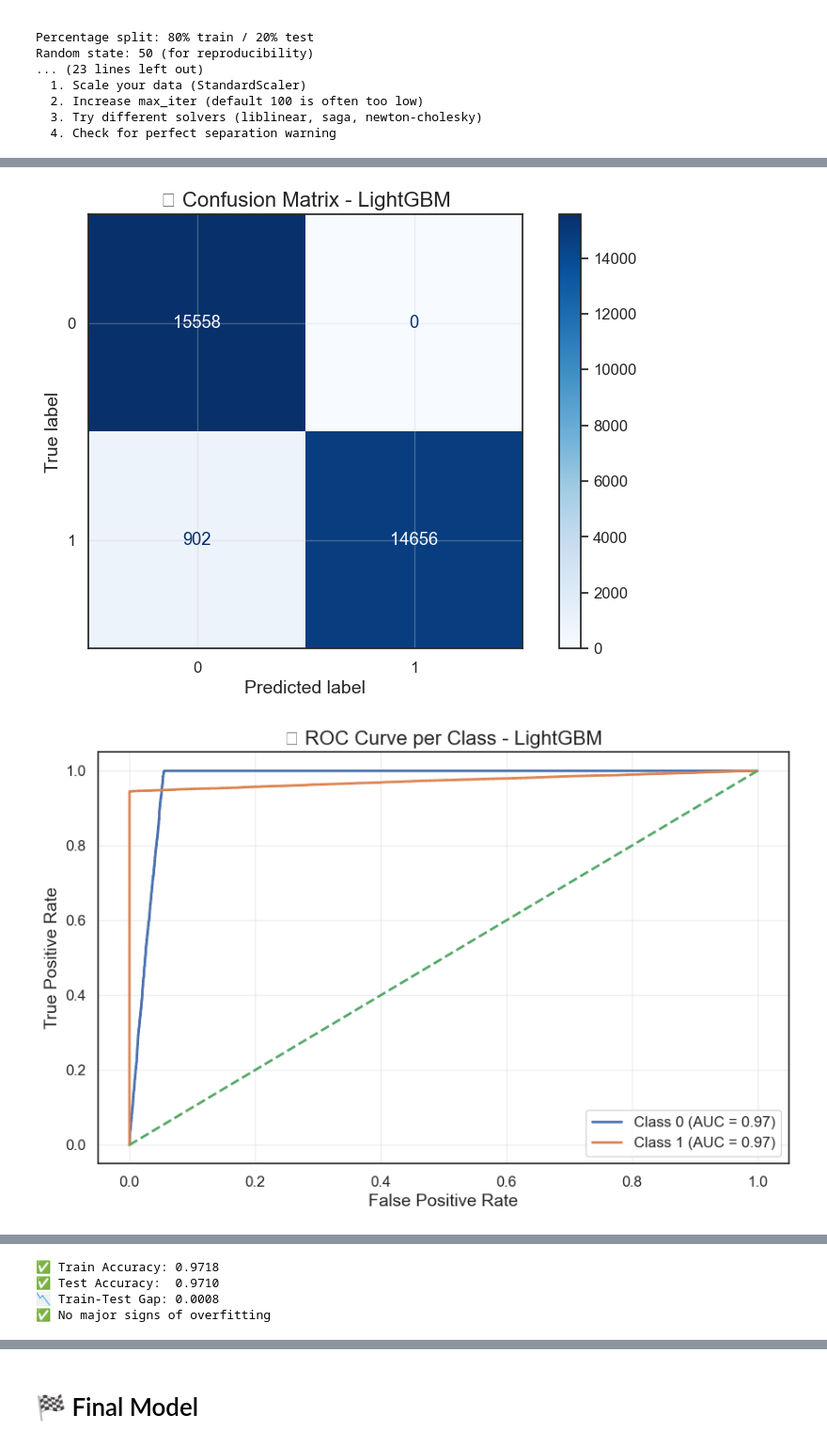
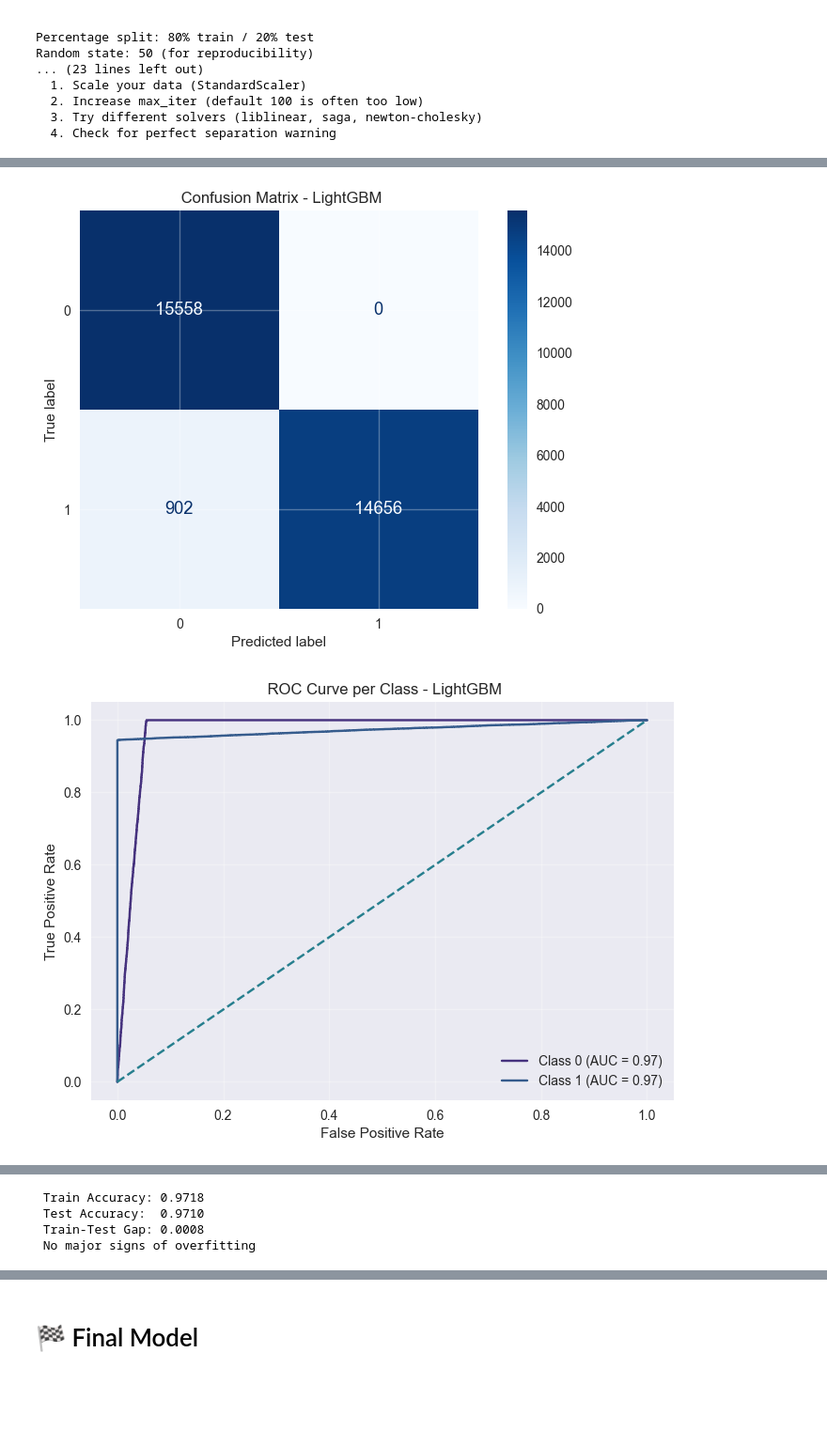
Before and after one commit to JmineSA/Financial-Fraud-Modeling-for-LOL-Bank, a Jupyter notebook: Notebooks/Financial Fraud Modeling for LOL Bank.ipynb, the cells around one changed output, grey strips where cells are left out. Shown at 94% size. Saved outputs shown, nothing was run; the diff lists cells and outputs as text; code cells hidden in the pictures; blank space fills up the shorter version.

```diff
--- a/Notebooks/Financial Fraud Modeling for LOL Bank.ipynb
+++ b/Notebooks/Financial Fraud Modeling for LOL Bank.ipynb
@@ -1449,7 +1411,7 @@ import matplotlib.pyplot as plt
 smote = SMOTE(random_state=42)
 X_resampled, y_resampled = smote.fit_resample(X_train, y_train)
 
-print("✅ Resampled Class Distribution:")
+print(" Resampled Class Distribution:")
 print(pd.Series(y_resampled).value_counts(normalize=True))
 
 # 2. Train-Test Split
@@ -1477,7 +1439,7 @@ pipeline = Pipeline([
 
 # 4. Cross-validation
 cv_scores = cross_val_score(pipeline, X_train, y_train, cv=5, scoring='accuracy')
-print(f"📊 Cross-validated Accuracy: {np.mean(cv_scores):.4f} ± {np.std(cv_scores):.4f}")
+print(f" Cross-validated Accuracy: {np.mean(cv_scores):.4f} ± {np.std(cv_scores):.4f}")
 
 # 5. Train model
 pipeline.fit(X_train, y_train)
@@ -1486,14 +1448,14 @@ pipeline.fit(X_train, y_train)
 y_pred = pipeline.predict(X_test)
 
 # 7. Evaluation
-print("\n🧾 Classification Report:")
+print("\n Classification Report:")
 print(classification_report(y_test, y_pred))
 
 # Confusion Matrix
 cm = confusion_matrix(y_test, y_pred)
 disp = ConfusionMatrixDisplay(confusion_matrix=cm)
 disp.plot(cmap='Blues')
-plt.title("📉 Confusion Matrix - XGBoost")
+plt.title(" Confusion Matrix - XGBoost")
 plt.show()
 
 # 8. ROC Curve (if few classes)
@@ -1503,7 +1465,7 @@ if len(np.unique(y)) <= 5:
         fpr, tpr, _ = roc_curve((y_test == i).astype(int), y_proba[:, i])
         plt.plot(fpr, tpr, label=f'Class {i} (AUC = {auc(fpr, tpr):.2f})')
     plt.plot([0, 1], [0, 1], linestyle='--')
-    plt.title("📈 ROC Curve per Class - XGBoost")
+    plt.title(" ROC Curve per Class - XGBoost")
     plt.xlabel("False Positive Rate")
     plt.ylabel("True Positive Rate")
     plt.legend()
@@ -1515,12 +1477,12 @@ train_acc = accuracy_score(y_train, pipeline.predict(X_train))
 test_acc = accuracy_score(y_test, y_pred)
 gap = train_acc - test_acc
 
-print(f"✅ Train Accuracy: {train_acc:.4f}")
-print(f"✅ Test Accuracy:  {test_acc:.4f}")
-print(f"📉 Train-Test Gap: {gap:.4f}")
+print(f" Train Accuracy: {train_acc:.4f}")
+print(f" Test Accuracy:  {test_acc:.4f}")
+print(f" Train-Test Gap: {gap:.4f}")
 
 if gap > 0.05:
-    print("⚠️ Potential Overfitting Detected")
+    print(" Potential Overfitting Detected")
 else:
-    print("✅ No major signs of overfitting")
+    print(" No major signs of overfitting")
 # %% [output]
@@ -1578,7 +1523,7 @@ import matplotlib.pyplot as plt
 smote = SMOTE(random_state=42)
 X_resampled, y_resampled = smote.fit_resample(X_train, y_train)
 
-print("✅ Resampled Class Distribution:")
+print(" Resampled Class Distribution:")
 print(pd.Series(y_resampled).value_counts(normalize=True))
 
 # 2. Train-Test Split
@@ -1607,7 +1552,7 @@ pipeline = Pipeline([
 
 # 4. Cross-validation
 cv_scores = cross_val_score(pipeline, X_train, y_train, cv=5, scoring='accuracy')
-print(f"📊 Cross-validated Accuracy: {np.mean(cv_scores):.4f} ± {np.std(cv_scores):.4f}")
+print(f" Cross-validated Accuracy: {np.mean(cv_scores):.4f} ± {np.std(cv_scores):.4f}")
 
 # 5. Train model
 pipeline.fit(X_train, y_train)
@@ -1616,14 +1561,14 @@ pipeline.fit(X_train, y_train)
 y_pred = pipeline.predict(X_test)
 
 # 7. Evaluation
-print("\n🧾 Classification Report:")
+print("\n Classification Report:")
 print(classification_report(y_test, y_pred))
 
 # Confusion Matrix
 cm = confusion_matrix(y_test, y_pred)
 disp = ConfusionMatrixDisplay(confusion_matrix=cm)
 disp.plot(cmap='Blues')
-plt.title("📉 Confusion Matrix - LightGBM")
+plt.title(" Confusion Matrix - LightGBM")
 plt.show()
 
 # 8. ROC Curve (if few classes)
@@ -1633,7 +1578,7 @@ if len(np.unique(y)) <= 5:
         fpr, tpr, _ = roc_curve((y_test == i).astype(int), y_proba[:, i])
         plt.plot(fpr, tpr, label=f'Class {i} (AUC = {auc(fpr, tpr):.2f})')
     plt.plot([0, 1], [0, 1], linestyle='--')
-    plt.title("📈 ROC Curve per Class - LightGBM")
+    plt.title(" ROC Curve per Class - LightGBM")
     plt.xlabel("False Positive Rate")
     plt.ylabel("True Positive Rate")
     plt.legend()
@@ -1648,7 +1593,7 @@ importance_df = importance_df.sort_values('importance', ascending=False)
 
 plt.figure(figsize=(10, 6))
 plt.barh(importance_df['feature'][:15], importance_df['importance'][:15])
-plt.title('📊 Top 15 Feature Importances - LightGBM')
+plt.title(' Top 15 Feature Importances - LightGBM')
 plt.xlabel('Importance')
 plt.gca().invert_yaxis()
 plt.tight_layout()
@@ -1659,12 +1604,12 @@ train_acc = accuracy_score(y_train, pipeline.predict(X_train))
 test_acc = accuracy_score(y_test, y_pred)
 gap = train_acc - test_acc
 
-print(f"✅ Train Accuracy: {train_acc:.4f}")
-print(f"✅ Test Accuracy:  {test_acc:.4f}")
-print(f"📉 Train-Test Gap: {gap:.4f}")
+print(f" Train Accuracy: {train_acc:.4f}")
+print(f" Test Accuracy:  {test_acc:.4f}")
+print(f" Train-Test Gap: {gap:.4f}")
 
 if gap > 0.05:
-    print("⚠️ Potential Overfitting Detected")
+    print(" Potential Overfitting Detected")
 else:
-    print("✅ No major signs of overfitting")
+    print(" No major signs of overfitting")
 # %% [output]
@@ -1686,2 +1632,2 @@ weighted avg       0.97      0.97      0.97     31116
-[figure, old version]
+[figure, new version]
-[figure, old version]
+[figure, new version]
@@ -1689,7 +1635,7 @@ weighted avg       0.97      0.97      0.97     31116
-✅ Train Accuracy: 0.9718
-✅ Test Accuracy:  0.9710
-📉 Train-Test Gap: 0.0008
-✅ No major signs of overfitting
+ Train Accuracy: 0.9718
+ Test Accuracy:  0.9710
+ Train-Test Gap: 0.0008
+ No major signs of overfitting
 # %%
 from sklearn.ensemble import RandomForestClassifier, VotingClassifier
 from xgboost import XGBClassifier
```
Also changed, not shown: parts of 24 cells of this notebook.
